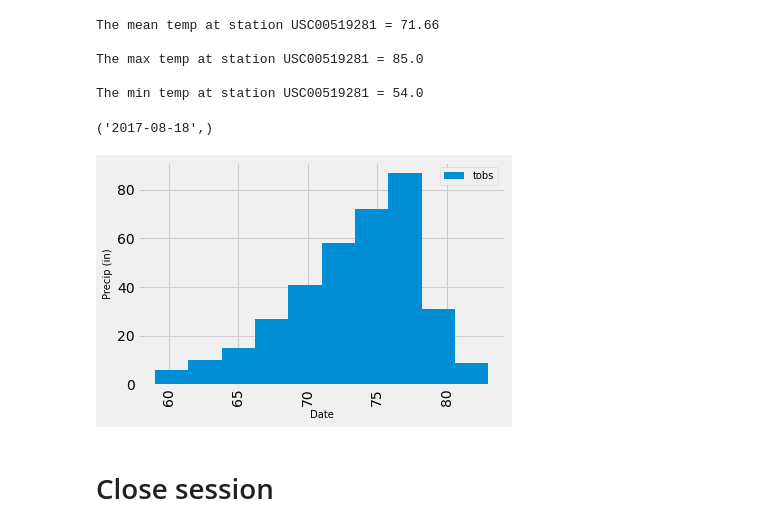
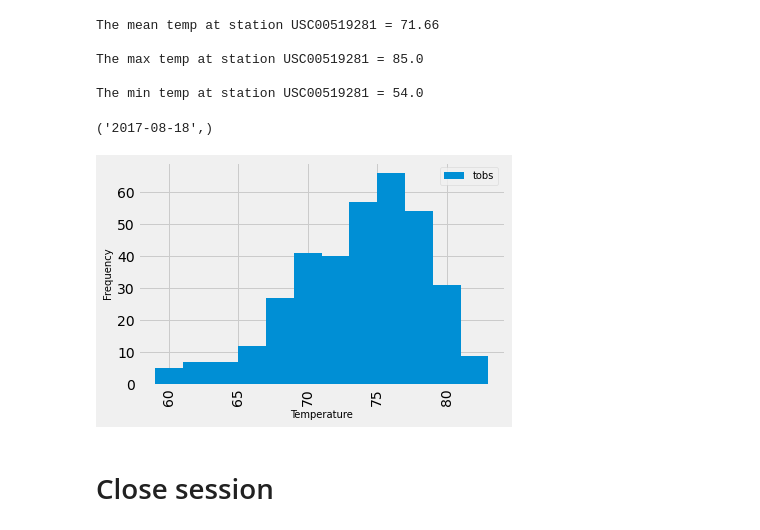
Before and after one commit to reyno255/sqlalchemy-challenge, a Jupyter notebook: climate_starter.ipynb, the cells around one changed output. Saved outputs shown, nothing was run; the diff lists cells and outputs as text; code cells hidden in the pictures.

```diff
--- a/climate_starter.ipynb
+++ b/climate_starter.ipynb
@@ -183,26 +183,26 @@ The min temp at station USC00519281 = 54.0
 # %%
 # Using the most active station id
 # Query the last 12 months of temperature observation data for this station and plot the results as a histogram
 most_active_enddate = session.query(Measurement.date).order_by(Measurement.date.desc()).\
     filter(Measurement.station == most_active).first()
 print(most_active_enddate)
 last_year = dt.datetime(2017,8,18) - dt.timedelta(days=365)
 temp_prv_mths = session.query(Measurement.date, Measurement.tobs).\
     filter(Measurement.station == most_active).\
     filter(Measurement.date > last_year).all()
 temp_lstyr_df = pd.DataFrame(temp_prv_mths)
 
-temp_lstyr_df.plot.hist()
-plt.xlabel('Date', fontsize=10)
-plt.ylabel('Precip (in)', fontsize=10)
+temp_lstyr_df.plot.hist(bins=12)
+plt.xlabel('Temperature', fontsize=10)
+plt.ylabel('Frequency', fontsize=10)
 plt.xticks(rotation=90)
 plt.legend(loc='best', bbox_to_anchor=(.81,1), fontsize=10)
 plt.tight_layout()
 
 plt.show()
 # %% [output]
 ('2017-08-18',)
-[figure, old version]
+[figure, new version]
 # %% [markdown]
 # Close session
 # %%
```
